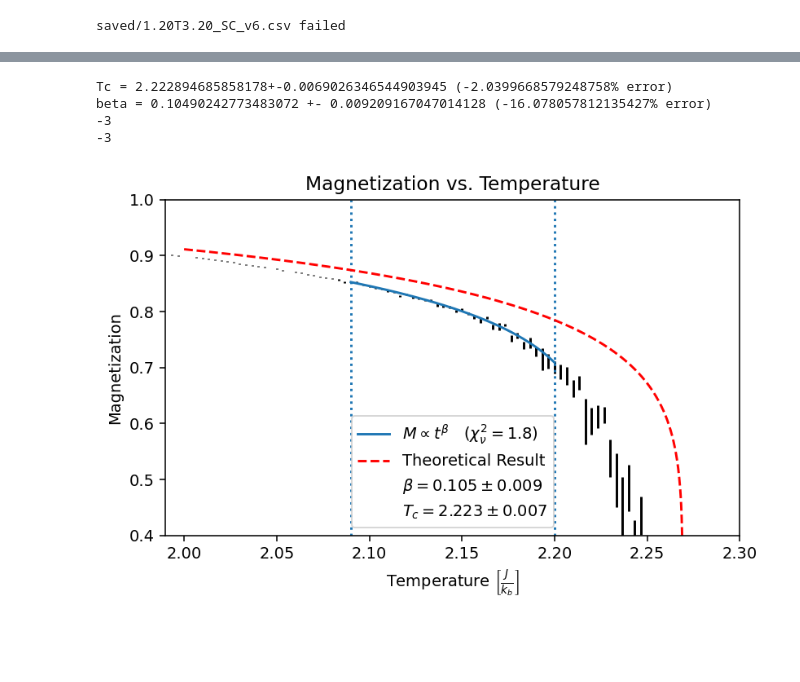
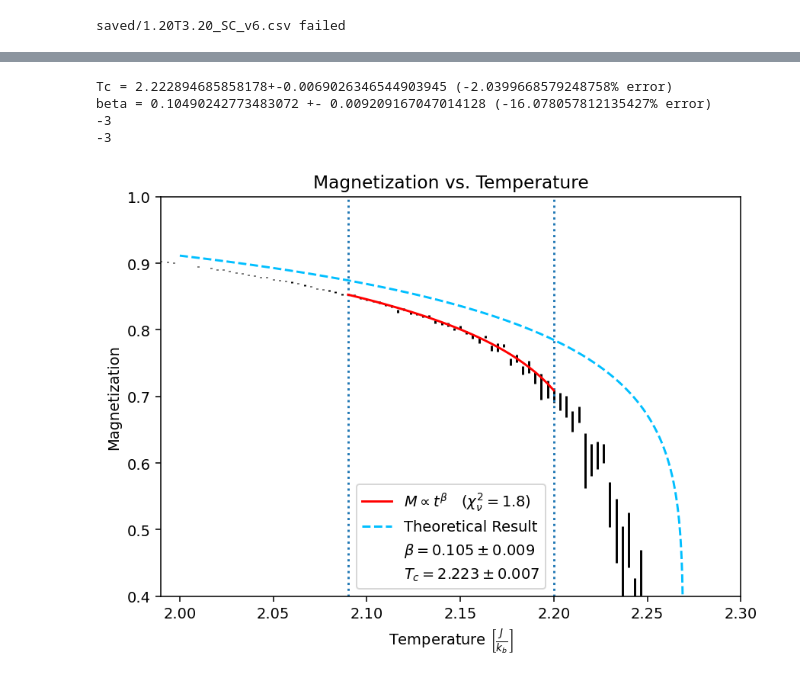
Before and after one commit to gfitez/ising, a Jupyter notebook: analyze2.ipynb, the cells around one changed output, grey strips where cells are left out. Cells and saved outputs as stored; diff of their text form; code cells hidden in the pictures; blank space fills up the shorter version.

```diff
--- a/analyze2.ipynb
+++ b/analyze2.ipynb
@@ -201,43 +202,43 @@ popt,pcov = curve_fit(sloop,EMMean["Temp"][iMin:iMax],EMMean["M_abs"][iMin:iMax]
 popt,pcov = curve_fit(sloop,EMMean["Temp"][iMin:iMax],EMMean["M_abs"][iMin:iMax], p0=popt, sigma=EMErr["M_mean"][iMin:iMax])
 
 rChiSq=calcRChiSq(EMMean["M_abs"][iMin:iMax], EMErr["M_mean"][iMin:iMax], sloop(EMMean["Temp"][iMin:iMax],*popt),3 )
-plt.plot(EMMean["Temp"][iMin:iMax],sloop(EMMean["Temp"][iMin:iMax],*popt),label=f"$M\propto t^\\beta \quad (\chi_\\nu^2 = {round(rChiSq,1)})$")
+plt.plot(EMMean["Temp"][iMin:iMax],sloop(EMMean["Temp"][iMin:iMax],*popt),color="red",label=f"$M\propto t^\\beta \quad (\chi_\\nu^2 = {round(rChiSq,1)})$")
 
 
 def M(T):
   return np.abs(1-(np.sinh(2/T)**-4))**(1/8)
 
 xs=np.linspace(2,trueTc,1000)
-plt.plot(xs,M(xs),"--",color="red", label = "Theoretical Result")
+plt.plot(xs,M(xs),"--",color="deepskyblue", label = "Theoretical Result")
 
 
 print(f"Tc = {popt[0]}+-{np.sqrt(pcov[0][0])} ({(popt[0]-trueTc)/trueTc*100}% error)")
 print(f"beta = {popt[1]} +- {np.sqrt(pcov[1][1])} ({(popt[1]-0.125)/0.125*100}% error)")
 
 handles, labels = plt.gca().get_legend_handles_labels() # get existing handles and labels
 empty_patch = mpatches.Patch(color='none', label='') # create a patch with no color
 handles+=[empty_patch]*4  # add new patches and labels to list
 
 labels.append(f"$\\beta = {formatErr(popt[1],np.sqrt(pcov[1][1]), exponent=False)}$")
 labels.append(f"$T_{{c}} = {formatErr(popt[0],np.sqrt(pcov[0][0]), exponent=False)}$")
 
 
 plt.ylim(0.4,1)
 plt.legend(handles,labels)
 plt.title("Magnetization vs. Temperature")
 plt.xlabel("Temperature $\\left[\\frac{J}{k_b}\\right]$")
 plt.ylabel("Magnetization")
 
 
 plt.tight_layout()
 plt.savefig("beta.png")
 plt.show()
 # %% [output]
 Tc = 2.222894685858178+-0.0069026346544903945 (-2.0399668579248758% error)
 beta = 0.10490242773483072 +- 0.009209167047014128 (-16.078057812135427% error)
 -3
 -3
-[figure, old version]
+[figure, new version]
 # %%
 def correlationFalloff(x,eta,c,a):
     return a*np.abs(x)**(-eta)+c
```
Also changed, not shown: parts of 6 cells of this notebook, 8 other files.
